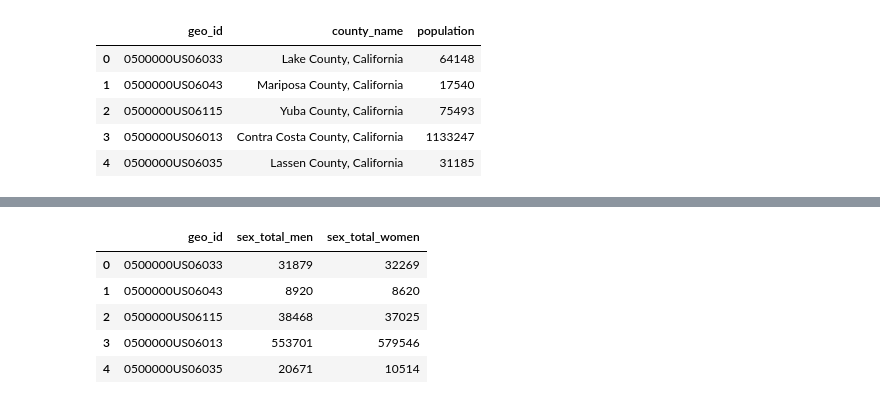
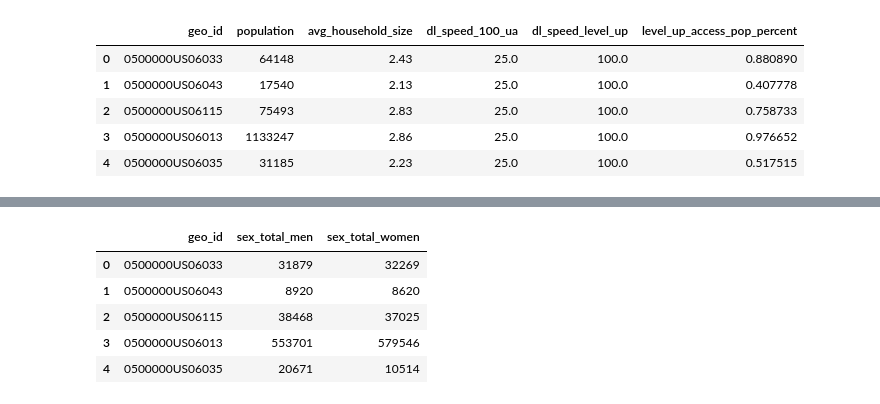
Before and after one commit to sloth143chunk/Internet_Access_Analysis, a Jupyter notebook: notebook/merged_internet_access_df.ipynb, the cells around one changed output, grey strips where cells are left out. Saved outputs shown, nothing was run; the diff lists cells and outputs as text; code cells hidden in the pictures.

```diff
--- a/notebook/merged_internet_access_df.ipynb
+++ b/notebook/merged_internet_access_df.ipynb
@@ -29,11 +36,11 @@ population_df.head()
 # %%
 # Merging the two tables on 'geo_id' column
-internet_access_df = pd.merge(county_df, population_df, on =["geo_id"])
+internet_access_df = pd.merge(population_df, fcc_summary_df, on =["geo_id"])
 internet_access_df.head()
 # %% [output]
-|  | geo_id | county_name | population |
-| 0 | 0500000US06033 | Lake County, California | 64148 |
-| 1 | 0500000US06043 | Mariposa County, California | 17540 |
-| 2 | 0500000US06115 | Yuba County, California | 75493 |
-| 3 | 0500000US06013 | Contra Costa County, California | 1133247 |
-| 4 | 0500000US06035 | Lassen County, California | 31185 |
+|  | geo_id | population | avg_household_size | dl_speed_100_ua | dl_speed_level_up | level_up_access_pop_percent |
+| 0 | 0500000US06033 | 64148 | 2.43 | 25.0 | 100.0 | 0.880890 |
+| 1 | 0500000US06043 | 17540 | 2.13 | 25.0 | 100.0 | 0.407778 |
+| 2 | 0500000US06115 | 75493 | 2.83 | 25.0 | 100.0 | 0.758733 |
+| 3 | 0500000US06013 | 1133247 | 2.86 | 25.0 | 100.0 | 0.976652 |
+| 4 | 0500000US06035 | 31185 | 2.23 | 25.0 | 100.0 | 0.517515 |
```
Also changed, not shown: parts of 47 cells of this notebook, 6 other files.
